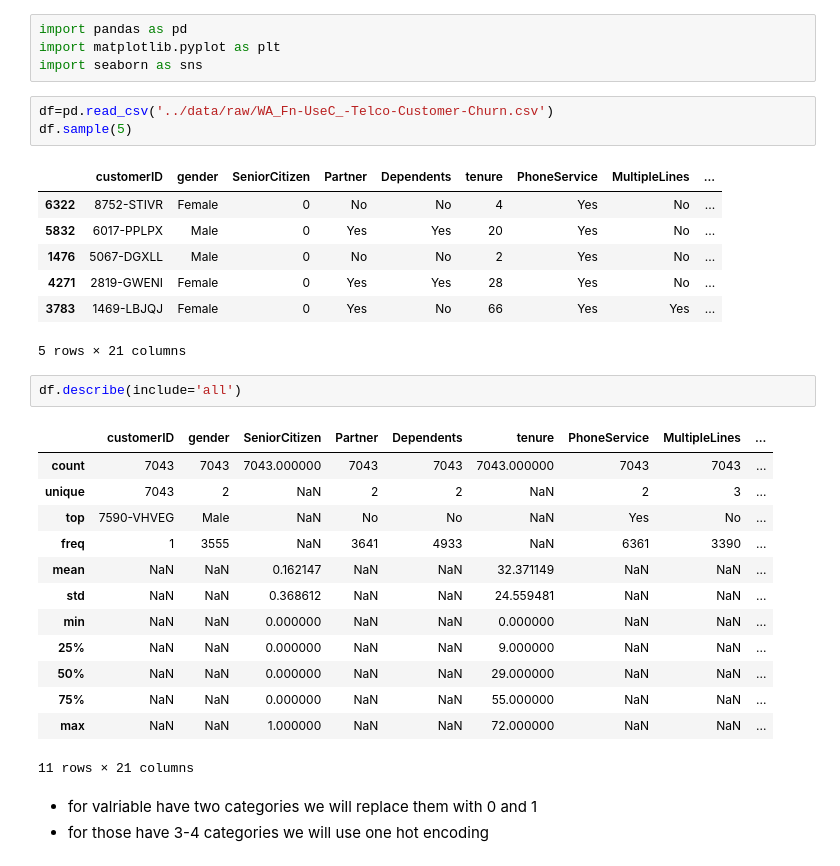
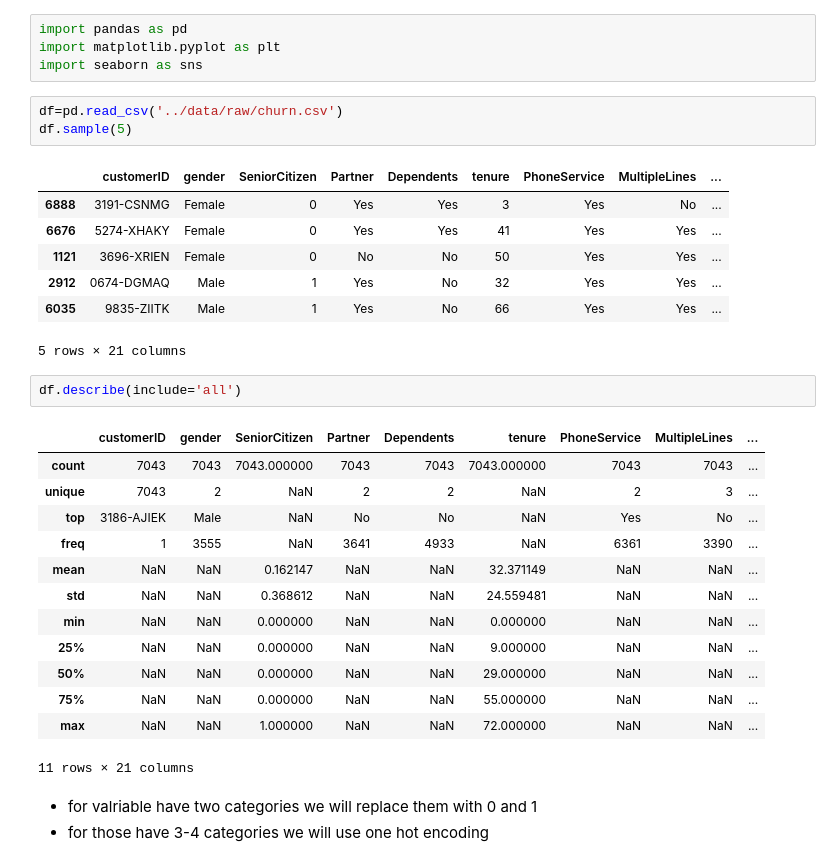
Before and after one commit to zahrahanifehlou/Churn_model, a Jupyter notebook: notebooks/check_data.ipynb, the cells around one changed output. Saved outputs shown, nothing was run; the diff lists cells and outputs as text.

```diff
--- a/notebooks/check_data.ipynb
+++ b/notebooks/check_data.ipynb
@@ -88,15 +59,15 @@ import pandas as pd
 import matplotlib.pyplot as plt
 import seaborn as sns
 # %%
-df=pd.read_csv('../data/raw/WA_Fn-UseC_-Telco-Customer-Churn.csv')
+df=pd.read_csv('../data/raw/churn.csv')
 df.sample(5)
 # %% [output]
 |  | customerID | gender | SeniorCitizen | Partner | Dependents | tenure | PhoneService | MultipleLines | ... |
-| 6322 | 8752-STIVR | Female | 0 | No | No | 4 | Yes | No | ... |
-| 5832 | 6017-PPLPX | Male | 0 | Yes | Yes | 20 | Yes | No | ... |
-| 1476 | 5067-DGXLL | Male | 0 | No | No | 2 | Yes | No | ... |
-| 4271 | 2819-GWENI | Female | 0 | Yes | Yes | 28 | Yes | No | ... |
-| 3783 | 1469-LBJQJ | Female | 0 | Yes | No | 66 | Yes | Yes | ... |
+| 6888 | 3191-CSNMG | Female | 0 | Yes | Yes | 3 | Yes | No | ... |
+| 6676 | 5274-XHAKY | Female | 0 | Yes | Yes | 41 | Yes | Yes | ... |
+| 1121 | 3696-XRIEN | Female | 0 | No | No | 50 | Yes | Yes | ... |
+| 2912 | 0674-DGMAQ | Male | 1 | Yes | No | 32 | Yes | Yes | ... |
+| 6035 | 9835-ZIITK | Male | 1 | Yes | No | 66 | Yes | Yes | ... |
 5 rows × 21 columns
 # %%
 df.describe(include='all')
@@ -104,7 +75,7 @@ df.describe(include='all')
 |  | customerID | gender | SeniorCitizen | Partner | Dependents | tenure | PhoneService | MultipleLines | ... |
 | count | 7043 | 7043 | 7043.000000 | 7043 | 7043 | 7043.000000 | 7043 | 7043 | ... |
 | unique | 7043 | 2 | NaN | 2 | 2 | NaN | 2 | 3 | ... |
-| top | 7590-VHVEG | Male | NaN | No | No | NaN | Yes | No | ... |
+| top | 3186-AJIEK | Male | NaN | No | No | NaN | Yes | No | ... |
 | freq | 1 | 3555 | NaN | 3641 | 4933 | NaN | 6361 | 3390 | ... |
 | mean | NaN | NaN | 0.162147 | NaN | NaN | 32.371149 | NaN | NaN | ... |
 | std | NaN | NaN | 0.368612 | NaN | NaN | 24.559481 | NaN | NaN | ... |
```
Also changed, not shown: parts of 18 cells of this notebook, 9 other files.
